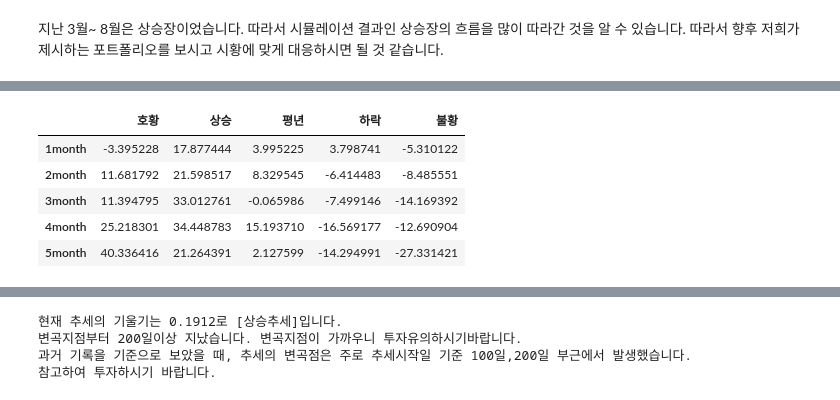
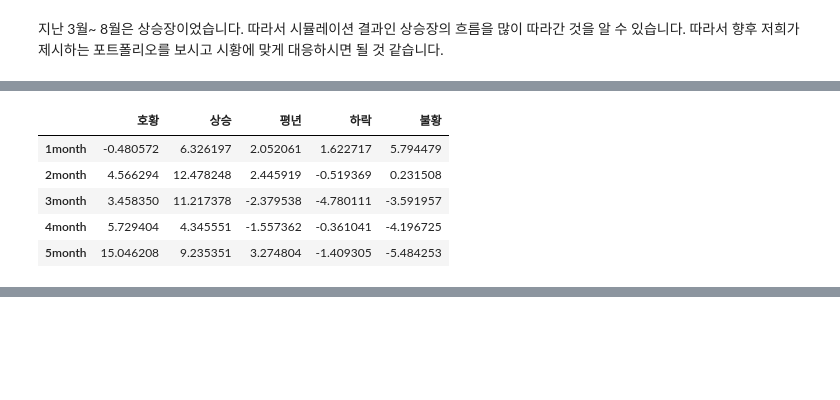
Before and after one commit to DanDanHeeWorld/to_upward, a Jupyter notebook: 포트폴리오구성+monte3.ipynb, the cells around one changed output, grey strips where cells are left out. Saved outputs shown, nothing was run; the diff lists cells and outputs as text; code cells hidden in the pictures; blank space fills up the shorter version.

```diff
--- a/포트폴리오구성+monte3.ipynb
+++ b/포트폴리오구성+monte3.ipynb
@@ -450,6 +379,6 @@ balance_df
 # %%
 import plotly.express as px
-def get_simret(balance_df,balance,stocks2,max_shape,solution,now_data=None,kospi200=None):
+def get_simret(balance_df,balance,max_shape,solution,now_data=None,kospi200=None):
     port_weigth = max_shape[max_shape.columns[3:]].values
     tmp3 = pd.DataFrame()
     for i in [0.9,0.75,0.5,0.25,0.1]:
@@ -463,14 +392,10 @@ def get_simret(balance_df,balance,stocks2,max_shape,solution,now_data=None,kospi
     tmp3.columns =['호황','상승','평년','하락','불황']
     if now_data is not None:
         future_data = now_data[(now_data.index >before_data.index.max())&(now_data.index < dt.datetime(2023,8,2))]
-        future_data = future_data[stocks2].groupby(future_data.index.to_period('M')).first()
+        future_data = future_data[stocks].groupby(future_data.index.to_period('M')).first()
         future_data = (future_data/future_data.iloc[0]-1).drop(index=future_data.index[0])
         tmp3['real'] = ((future_data*port_weigth).sum(axis=1)*100).to_list()
-    if solution >0:
-      tmp3 = tmp3*(1-solution) + rf*solution*100
-    else:
-      tmp3 = tmp3*(1-solution)
-
+    tmp3 = tmp3*(1-solution) + rf*solution*100
     if kospi200 is not None:
         f_kospi =kospi200[(kospi200.index >before_data.index.max())&(kospi200.index < dt.datetime(2023,8,2))]
         f_kospi = f_kospi.groupby(f_kospi.index.to_period('M')).first()
@@ -553,14 +427,14 @@ daily_cov = daily_ret.cov()
 annual_cov = daily_cov * now_data[stocks].shape[0]
 # %%
 tmp2 = pd.DataFrame((annual_ret-0.02)/daily_ret.std()*np.sqrt(252),columns= ['Shape']).sort_values(by='Shape',ascending=False)
-stocks2 = list(tmp2.iloc[0:5].index)# 상위 5개 선정
-daily_ret = before_data[stocks2].pct_change()
-annual_ret = (1+daily_ret.mean())**before_data[stocks2].shape[0]-1
+stocks = list(tmp2.iloc[0:5].index)# 상위 5개 선정
+daily_ret = before_data[stocks].pct_change()
+annual_ret = (1+daily_ret.mean())**before_data[stocks].shape[0]-1
 daily_cov = daily_ret.cov()
-annual_cov = daily_cov * before_data[stocks2].shape[0]
+annual_cov = daily_cov * before_data[stocks].shape[0]
 rf = 0.0325
 # %%
-max_shape,min_risk,tmp2,df = get_portfolio(stocks2,annual_ret,annual_cov)
+max_shape,min_risk,tmp2,df = get_portfolio(stocks,annual_ret,annual_cov)
 # %%
 show_CAPM(df,tmp2,max_shape,min_risk,rf=0.0325)
 # %% [output]
@@ -588,15 +449,15 @@ balance = 1000000
 stock_money = max_shape[max_shape.columns[3:]]*balance
 
 sim_num = 1000
-balance_df = monte_sim(sim_num,before_data,stocks2,stock_money)
+balance_df = monte_sim(sim_num,before_data,stocks,stock_money)
 # %%
-sim_data2 = get_simret(balance_df,balance,stocks2,max_shape,solution,now_data=None,kospi200=None)
+sim_data2 = get_simret(balance_df,balance,max_shape,solution,now_data=None,kospi200=None)
 display(sim_data2)
 display(px.line(sim_data2))
 # %% [output]
 |  | 호황 | 상승 | 평년 | 하락 | 불황 |
-| 1month | -3.395228 | 17.877444 | 3.995225 | 3.798741 | -5.310122 |
-| 2month | 11.681792 | 21.598517 | 8.329545 | -6.414483 | -8.485551 |
-| 3month | 11.394795 | 33.012761 | -0.065986 | -7.499146 | -14.169392 |
-| 4month | 25.218301 | 34.448783 | 15.193710 | -16.569177 | -12.690904 |
-| 5month | 40.336416 | 21.264391 | 2.127599 | -14.294991 | -27.331421 |
+| 1month | -0.480572 | 6.326197 | 2.052061 | 1.622717 | 5.794479 |
+| 2month | 4.566294 | 12.478248 | 2.445919 | -0.519369 | 0.231508 |
+| 3month | 3.458350 | 11.217378 | -2.379538 | -4.780111 | -3.591957 |
+| 4month | 5.729404 | 4.345551 | -1.557362 | -0.361041 | -4.196725 |
+| 5month | 15.046208 | 9.235351 | 3.274804 | -1.409305 | -5.484253 |
@@ -607,20 +463,0 @@ slope, intercept = np.polyfit(now_trend_line.index,now_trend_line['Trend'],1)
-# %%
-if (int((dt.datetime.now()- fig2.gca().lines[-1].get_xdata()[0]).days)>100) & (int((dt.datetime.now()- fig2.gca().lines[-1].get_xdata()[0]).days)<130):
-  if slope > 0:
-    print(f"현재 추세의 기울기는 {slope:0.4f}로 [상승추세]입니다.")
-  else:
-    print(f"현재 추세의 기울기는 {slope:0.4f}로 [하락추세]입니다.")
-  print("변곡지점부터 100이상 지났습니다. 변곡지점이 가까우니 투자유의하시기바랍니다.")
-  print(f"""과거 기록을 기준으로 보았을 때, 추세의 변곡점은 주로 추세시작일 기준 100일,200일 부근에서 발생했습니다. 참고하여 투자하시기 바랍니다.""")
-elif (int((dt.datetime.now()- fig2.gca().lines[-1].get_xdata()[0]).days)>200) & (int((dt.datetime.now()- fig2.gca().lines[-1].get_xdata()[0]).days)<230):
-  if slope > 0:
-    print(f"현재 추세의 기울기는 {slope:0.4f}로 [상승추세]입니다.")
-  else:
-    print(f"현재 추세의 기울기는 {slope:0.4f}로 [하락추세]입니다.")
-  print("변곡지점부터 200일이상 지났습니다. 변곡지점이 가까우니 투자유의하시기바랍니다.")
-  print(f"""과거 기록을 기준으로 보았을 때, 추세의 변곡점은 주로 추세시작일 기준 100일,200일 부근에서 발생했습니다.\n참고하여 투자하시기 바랍니다.""")
-# %% [output]
-현재 추세의 기울기는 0.1912로 [상승추세]입니다.
-변곡지점부터 200일이상 지났습니다. 변곡지점이 가까우니 투자유의하시기바랍니다.
-과거 기록을 기준으로 보았을 때, 추세의 변곡점은 주로 추세시작일 기준 100일,200일 부근에서 발생했습니다.
-참고하여 투자하시기 바랍니다.
```
Also changed, not shown: parts of 39 cells of this notebook.
